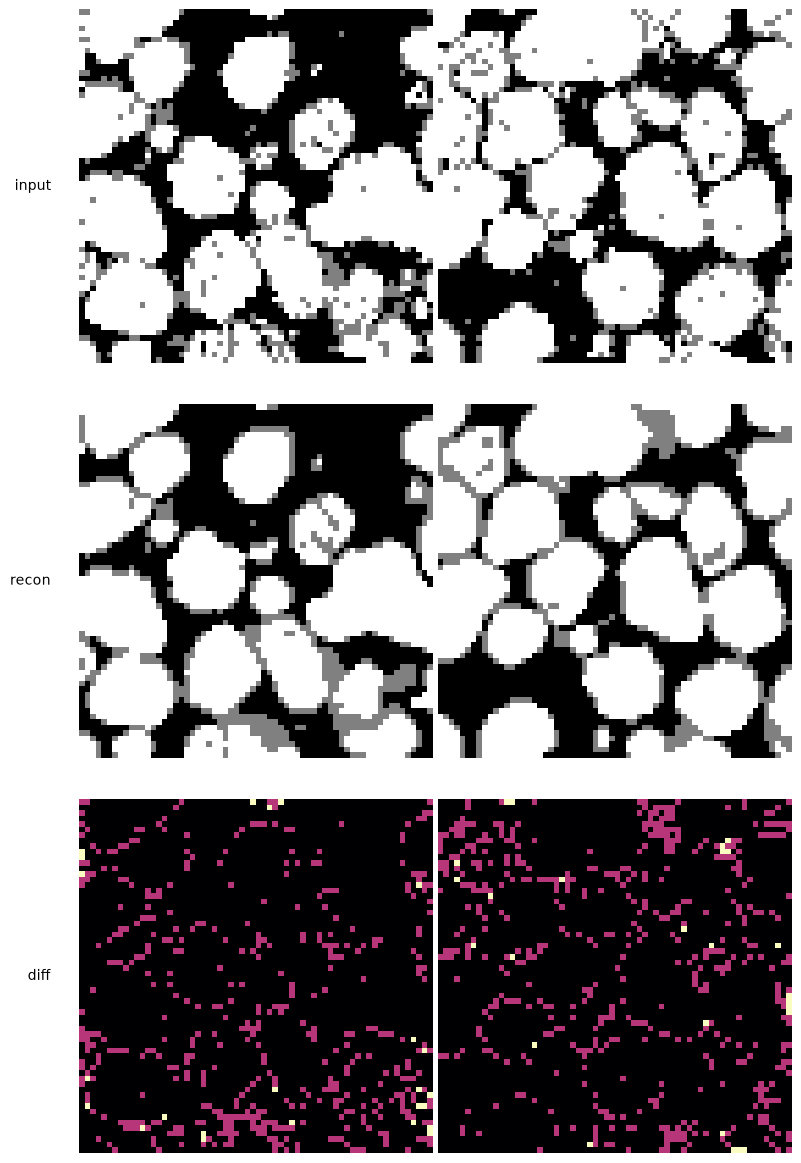
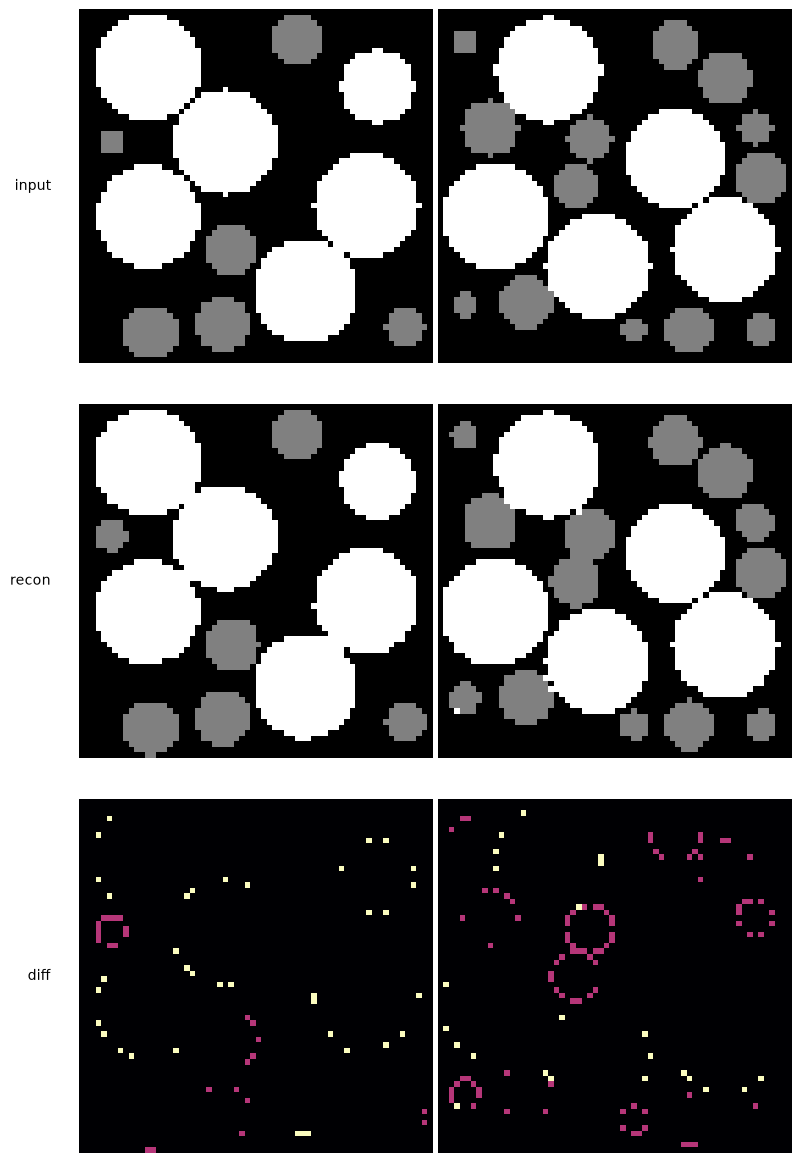
Code edit (unified diff) that turned the first committed figure into the second:
--- before
+++ after
@@ -4,23 +4,41 @@
     probabilities = vae.decode_probs(latent)
 
-recon = probabilities_to_calibrated_labels(probabilities, args.num_phases).cpu().float()
+recon = probabilities_to_calibrated_labels(
+    probabilities, args.num_phases
+).cpu().float()
 diff = (recon - batch).abs()
 pixel_accuracy = (recon == batch).float().mean().item()
 mae = diff.mean().item()
 
-print(f"pixel accuracy: {pixel_accuracy:.2%}")
-print(f"MAE: {mae:.4f}")
+print(f"pixel accuracy: {pixel_accuracy:.2%} | MAE: {mae:.4f}")
 
 n = min(2, batch.shape[0])
 phase_vmax = float(args.num_phases - 1)
 diff_vmax = max(float(diff.max()), 1.0)
-rows = [("input", batch[:n, 0], "gray"), ("recon", recon[:n, 0], "gray"), ("diff", diff[:n, 0], "magma")]
+rows = [
+    ("input", batch[:n, 0], "gray"),
+    ("recon", recon[:n, 0], "gray"),
+    ("diff", diff[:n, 0], "magma"),
+]
 
 fig, axes = plt.subplots(len(rows), n, figsize=(8, 12), squeeze=False)
 for ax in axes.ravel():
     ax.axis("off")
-for r, (label, images, cmap) in enumerate(rows):
-    axes[r, 0].text(-0.08, 0.5, label, transform=axes[r, 0].transAxes, ha="right", va="center")
-    for c in range(n):
-        axes[r, c].imshow(images[c], cmap=cmap, vmin=0, vmax=diff_vmax if label == "diff" else phase_vmax, interpolation="nearest")
+for row, (label, images, cmap) in enumerate(rows):
+    axes[row, 0].text(
+        -0.08,
+        0.5,
+        label,
+        transform=axes[row, 0].transAxes,
+        ha="right",
+        va="center",
+    )
+    for column in range(n):
+        axes[row, column].imshow(
+            images[column],
+            cmap=cmap,
+            vmin=0,
+            vmax=diff_vmax if label == "diff" else phase_vmax,
+            interpolation="nearest",
+        )
 plt.tight_layout()

Commit: feat: refine conditional generation workflow